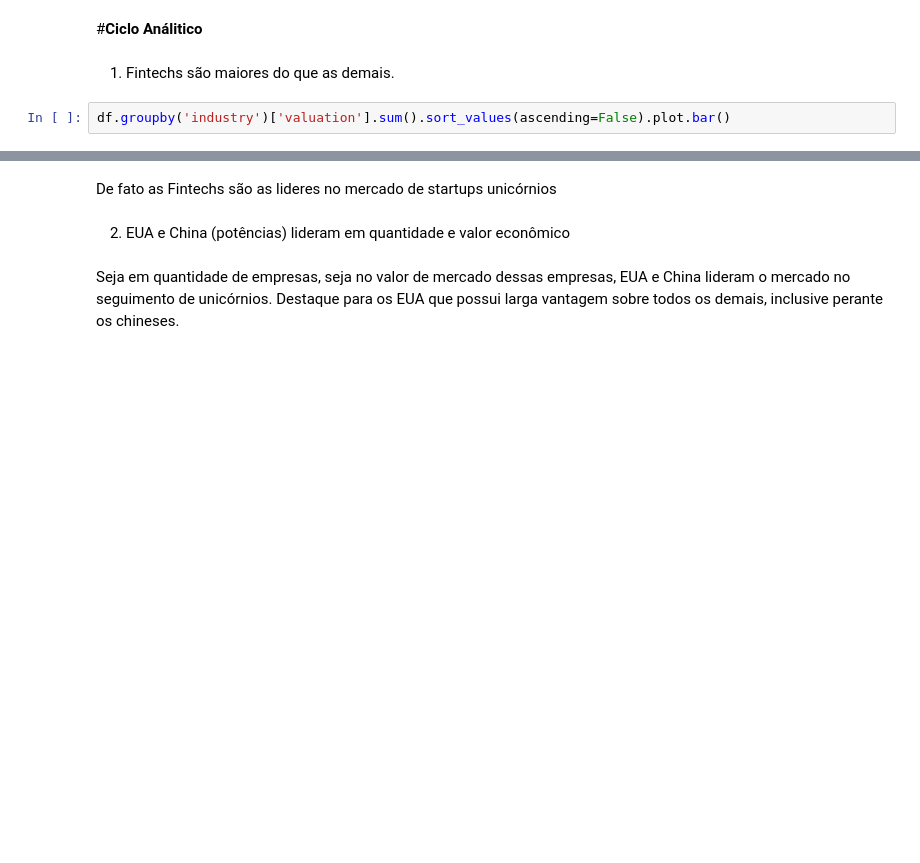
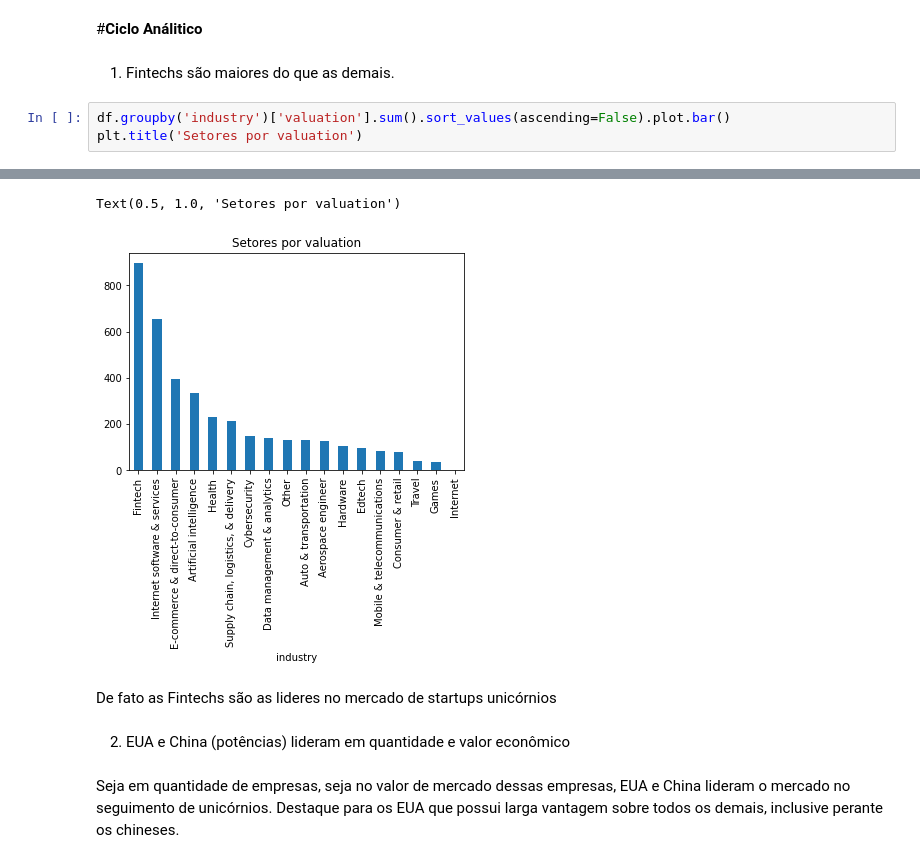
Before and after one commit to ClaudioJuniior/Startups, a Jupyter notebook: StartUps_project.ipynb, the cells around one changed output, grey strips where cells are left out. Saved outputs shown, nothing was run; the diff lists cells and outputs as text; blank space fills up the shorter version.

```diff
--- a/StartUps_project.ipynb
+++ b/StartUps_project.ipynb
@@ -447,4 +448,5 @@ df.head()
 1. Fintechs são maiores do que as demais.
 # %%
 df.groupby('industry')['valuation'].sum().sort_values(ascending=False).plot.bar()
+plt.title('Setores por valuation')
 # %% [output]
@@ -452,3 +453,5 @@ df.groupby('industry')['valuation'].sum().sort_values(ascending=False).plot.bar(
+Text(0.5, 1.0, 'Setores por valuation')
+[figure, added]
 # %% [markdown]
 De fato as Fintechs são as lideres no mercado de startups unicórnios
 # %% [markdown]
```
Also changed, not shown: parts of 13 cells of this notebook.
